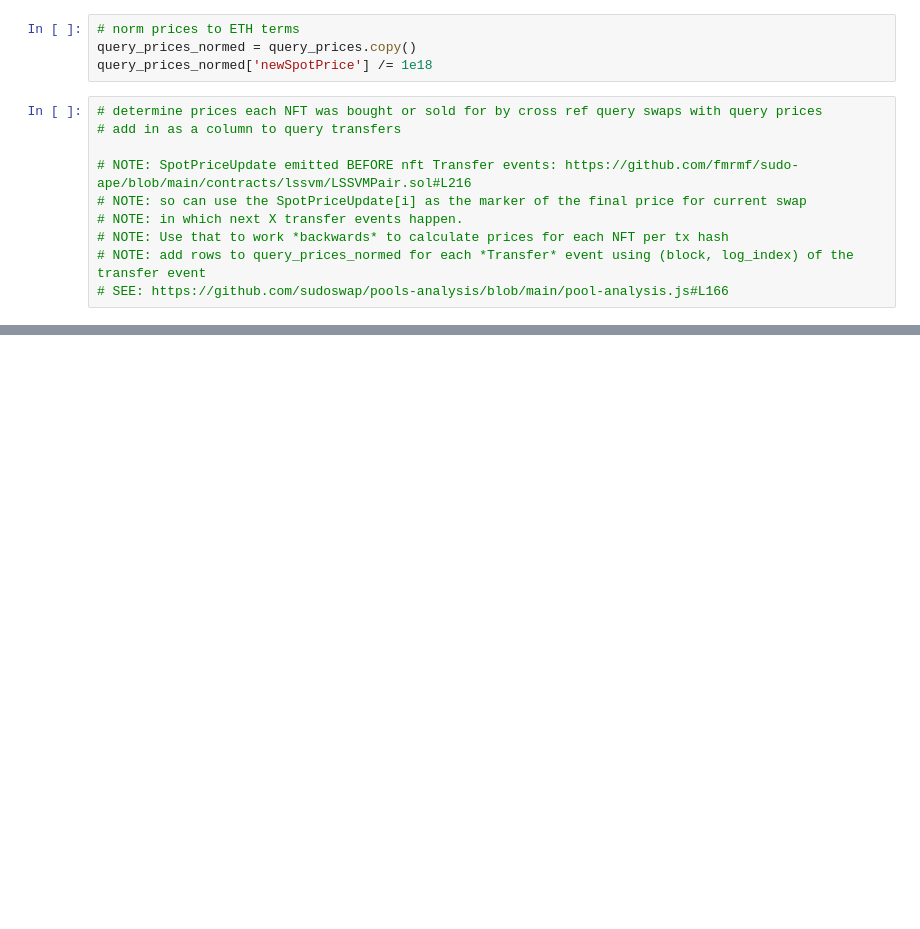
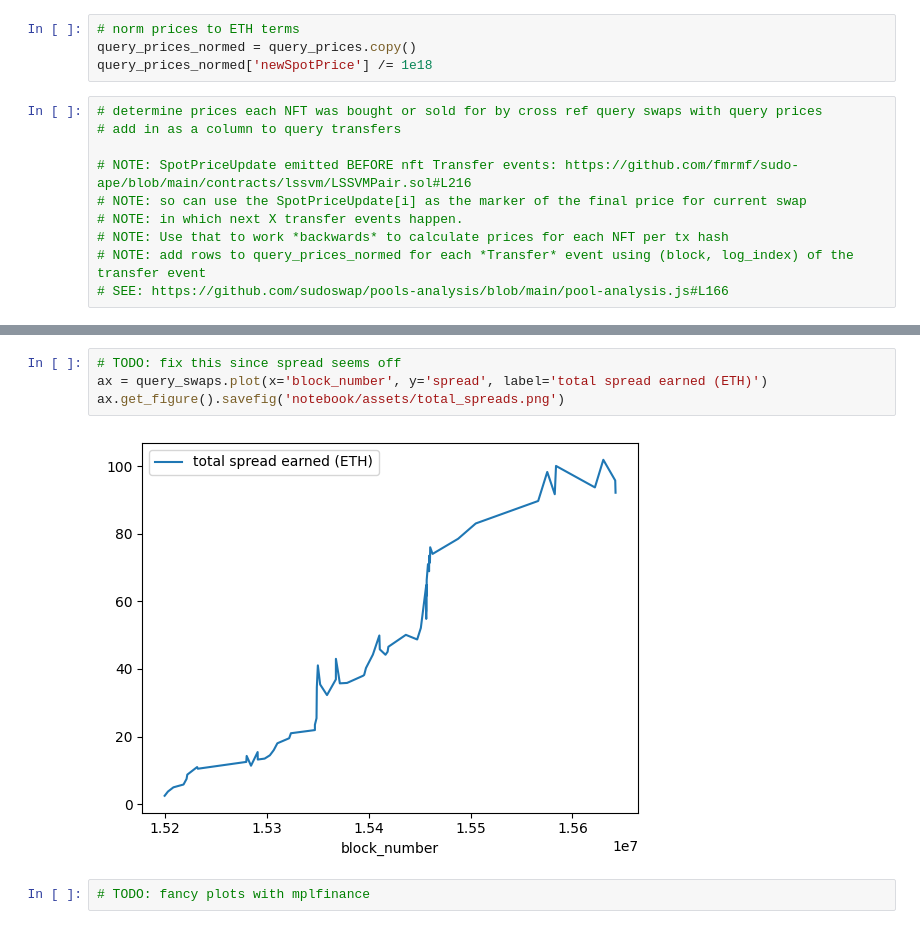
Before and after one commit to fmrmf/sudo-ape, a Jupyter notebook: notebook/sudo-pool.ipynb, the cells around one changed output, grey strips where cells are left out. Saved outputs shown, nothing was run; the diff lists cells and outputs as text; blank space fills up the shorter version.

```diff
--- a/notebook/sudo-pool.ipynb
+++ b/notebook/sudo-pool.ipynb
@@ -456,0 +494,8 @@ ax.get_figure().savefig('notebook/assets/avg_prices.png')
+# %%
+# TODO: fix this since spread seems off
+ax = query_swaps.plot(x='block_number', y='spread', label='total spread earned (ETH)')
+ax.get_figure().savefig('notebook/assets/total_spreads.png')
+# %% [output]
+[figure, added]
+# %%
+# TODO: fancy plots with mplfinance
```
Also changed, not shown: parts of 48 cells of this notebook, 6 other files.
